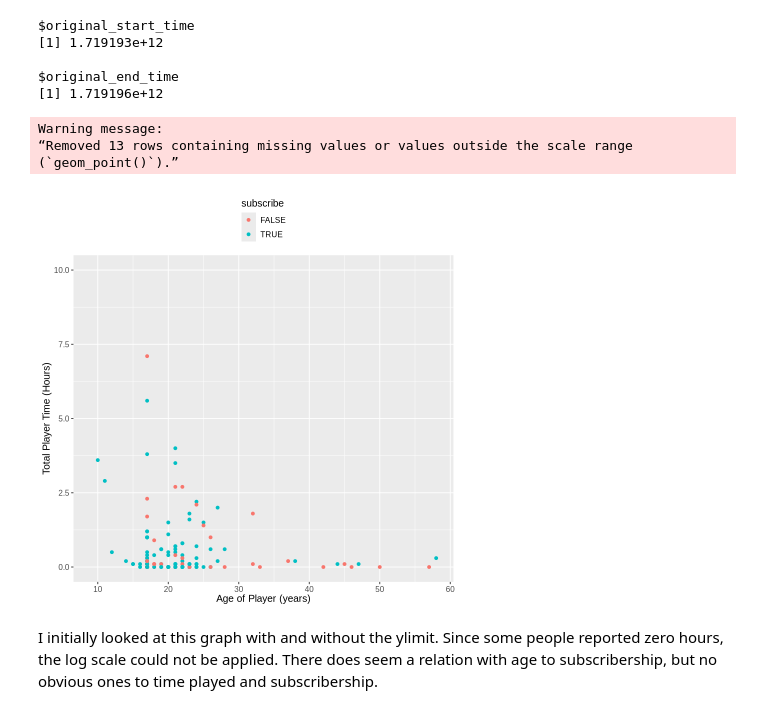
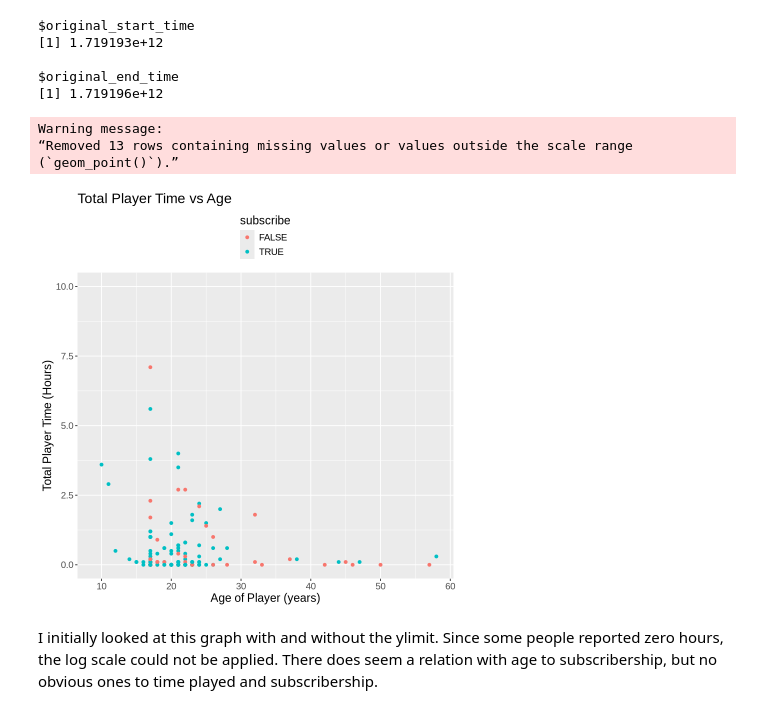
Before and after one commit to brynnelisekamp/DSCI-PROJECT, a Jupyter notebook: initial_planning.ipynb, the cells around one changed output. Cells and saved outputs as stored; diff of their text form; code cells hidden in the pictures.

Commit message:
Fifth commit
Added the second visualization and observation as a result.

```diff
--- a/initial_planning.ipynb
+++ b/initial_planning.ipynb
@@ -71,18 +71,17 @@ $original_end_time
 # %%
 age_vs_hours_plot <- ggplot(players, aes(x = Age, y = played_hours,
                                         color = subscribe)) +
     geom_point() +
-    xlab("Age of Player (years)") +
-    ylab("Total Player Time (Hours)") +
-    theme(text = element_text(size = 12),
+    labs(x = "Age of Player (years)", y = "Total Player Time (Hours)", title = "Total Player Time vs Age") +
+    theme(text = element_text(size = 14),
             legend.position = "top",
             legend.direction = "vertical") +
     ylim(0, 10)
 age_vs_hours_plot
 # %% [output]
 Warning message:
 “Removed 13 rows containing missing values or values outside the scale range
 (`geom_point()`).”
-[figure, old version]
+[figure, new version]
 # %% [markdown]
 I initially looked at this graph with and without the ylimit. Since some people reported zero hours, the log scale could not be applied. There does seem a relation with age to subscribership, but no obvious ones to time played and subscribership.
```
Also changed, not shown: parts of 2 cells of this notebook.
